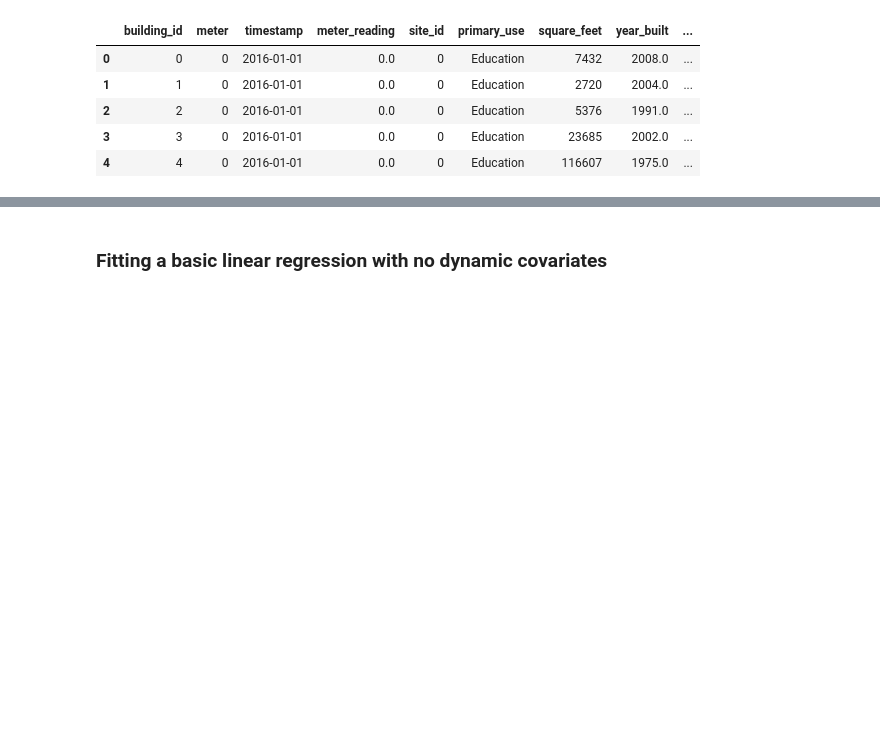
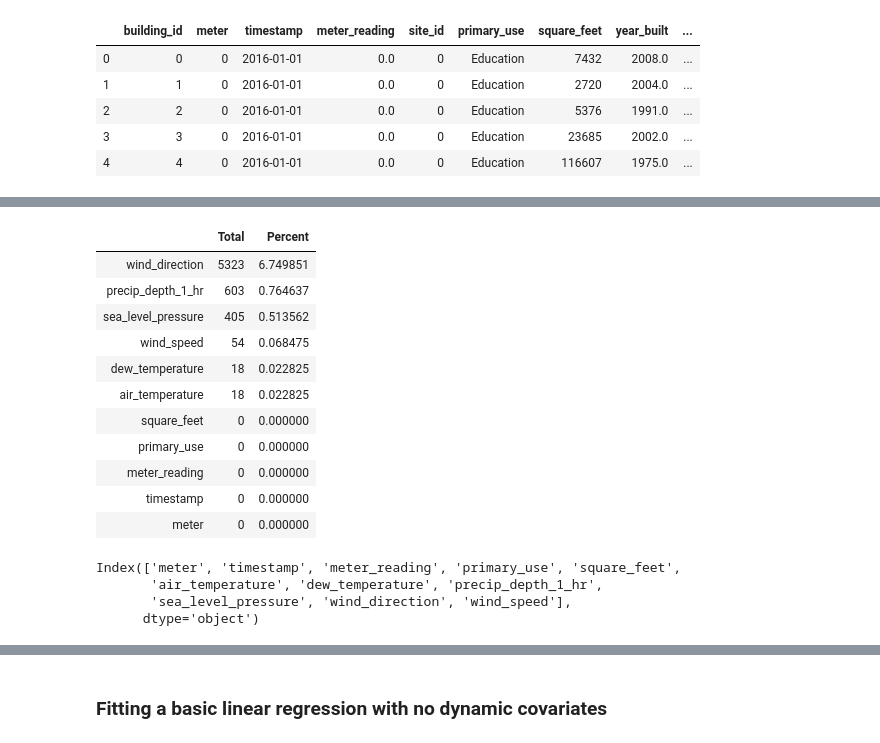
Before and after one commit to FangFeng-077/great-energy-predictor, a Jupyter notebook: hw_7.ipynb, the cells around one changed output, grey strips where cells are left out. Cells and saved outputs as stored; diff of their text form; code cells hidden in the pictures; blank space fills up the shorter version.

```diff
--- a/hw_7.ipynb
+++ b/hw_7.ipynb
@@ -237,0 +255,19 @@ Name: building_id, dtype: int64
+# %%
+df = builds_selected.drop(columns = ['building_id','site_id','cloud_coverage','year_built'])
+# %%
+find_missing_data(df)
+#df['wind_direction'].astype('float32')
+#df.isin(['wind_direction','precip_depth_1_hr','sea_level_pressure','wind_speed','dew_temperature','air_temperature']).astype('float32')
+# %% [output]
+|  | Total | Percent |
+| wind_direction | 5323 | 6.749851 |
+| precip_depth_1_hr | 603 | 0.764637 |
+| sea_level_pressure | 405 | 0.513562 |
+| wind_speed | 54 | 0.068475 |
+| dew_temperature | 18 | 0.022825 |
+| air_temperature | 18 | 0.022825 |
+| square_feet | 0 | 0.000000 |
+| primary_use | 0 | 0.000000 |
+| meter_reading | 0 | 0.000000 |
+| timestamp | 0 | 0.000000 |
+| meter | 0 | 0.000000 |
@@ -237,0 +277,7 @@ Name: building_id, dtype: int64
+# %%
+df.columns
+# %% [output]
+Index(['meter', 'timestamp', 'meter_reading', 'primary_use', 'square_feet',
+       'air_temperature', 'dew_temperature', 'precip_depth_1_hr',
+       'sea_level_pressure', 'wind_direction', 'wind_speed'],
+      dtype='object')
```
Also changed, not shown: parts of 33 cells of this notebook.
